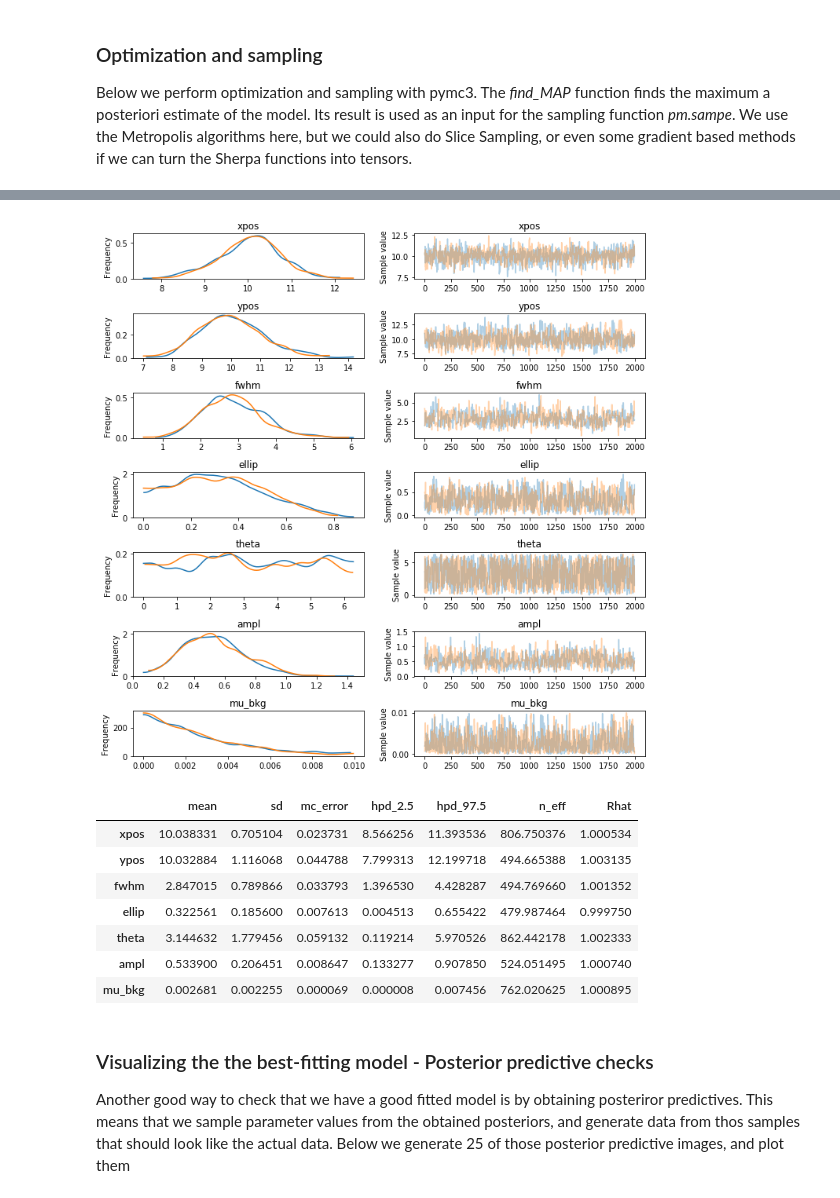
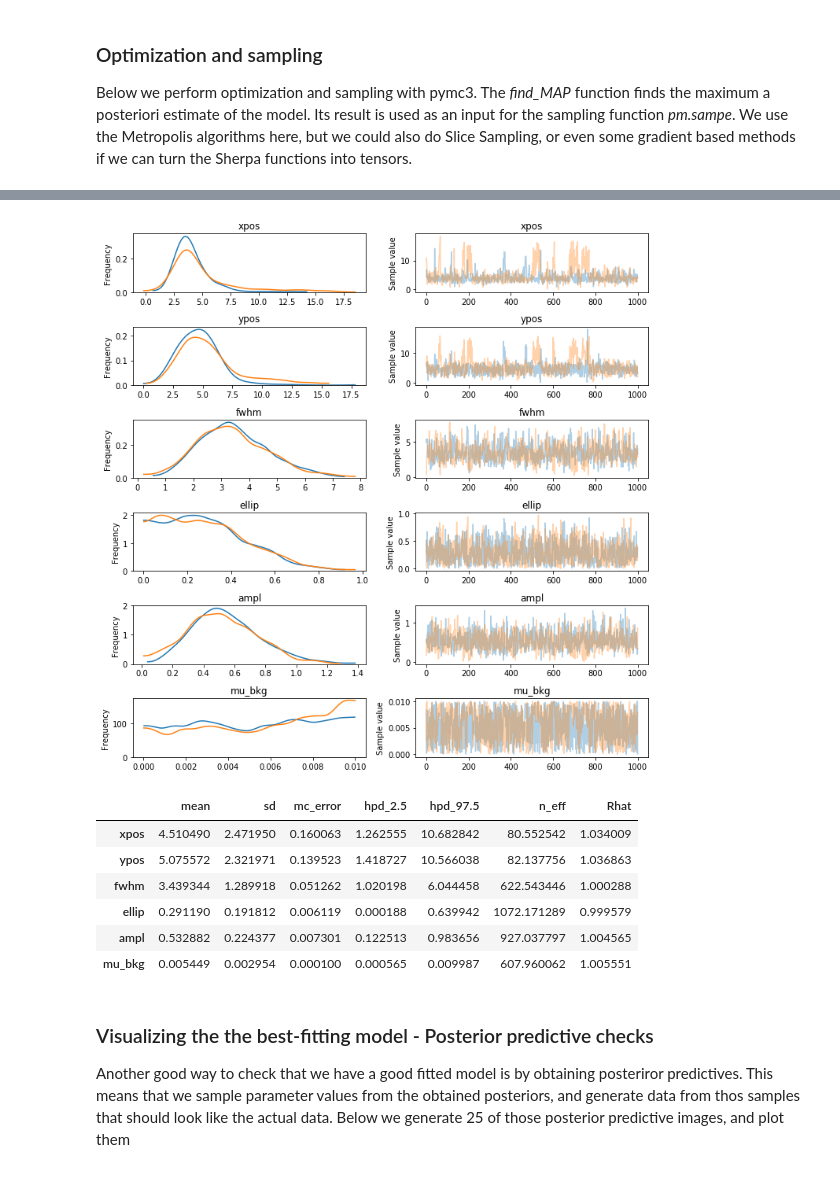
Before and after one commit to juramaga/sherpa_fitting, a Jupyter notebook: test_convolution_failed_MLE_v1.ipynb, the cells around one changed output, grey strips where cells are left out. Cells and saved outputs as stored; diff of their text form; code cells hidden in the pictures.

```diff
--- a/test_convolution_failed_MLE_v1.ipynb
+++ b/test_convolution_failed_MLE_v1.ipynb
@@ -248,8 +292,8 @@ Below we perform optimization and sampling with pymc3. The *find_MAP* function f
 from scipy import optimize
 with source_model:
     map_estimate = pm.find_MAP(fmin=scipy.optimize.fmin_powell, model=source_model)
-    step = pm.Metropolis()
-    trace = pm.sample(2000,step,map_estimate)
+    step = pm.Slice()
+    trace = pm.sample(1000,step,map_estimate,chains=2,cores=2)
 # %% [output]
 Warning: gradient not available.(E.g. vars contains discrete variables). MAP estimates may not be accurate for the default parameters. Defaulting to non-gradient minimization 'Powell'.
 Optimization terminated successfully.
@@ -291,11 +332,11 @@ Optimization terminated successfully.
 # %%
 # Here we plot the posteriors and the traces for each paramerters. Pymc3 runs two parallel
 # chanins, but if more cores are available, we can run as many as we like.
-fig, axs = plt.subplots(7, 2,figsize=(10,10)) # 3 RVs
+fig, axs = plt.subplots(6, 2,figsize=(10,10)) # 3 RVs
 _ = pm.traceplot(trace, ax=axs)
 #fig.savefig('traces4.pdf')
 # %% [output]
-[figure, old version]
+[figure, new version]
 # %%
 # We can get a summary of the inferred parameters, including a convergence
 # diagnostic (rhat), whihc should be as close as possible to 1. Our chains
@@ -304,13 +345,12 @@ summary = pm.stats.summary(trace)
 summary
 # %% [output]
 |  | mean | sd | mc_error | hpd_2.5 | hpd_97.5 | n_eff | Rhat |
-| xpos | 10.038331 | 0.705104 | 0.023731 | 8.566256 | 11.393536 | 806.750376 | 1.000534 |
-| ypos | 10.032884 | 1.116068 | 0.044788 | 7.799313 | 12.199718 | 494.665388 | 1.003135 |
-| fwhm | 2.847015 | 0.789866 | 0.033793 | 1.396530 | 4.428287 | 494.769660 | 1.001352 |
-| ellip | 0.322561 | 0.185600 | 0.007613 | 0.004513 | 0.655422 | 479.987464 | 0.999750 |
-| theta | 3.144632 | 1.779456 | 0.059132 | 0.119214 | 5.970526 | 862.442178 | 1.002333 |
-| ampl | 0.533900 | 0.206451 | 0.008647 | 0.133277 | 0.907850 | 524.051495 | 1.000740 |
-| mu_bkg | 0.002681 | 0.002255 | 0.000069 | 0.000008 | 0.007456 | 762.020625 | 1.000895 |
+| xpos | 4.510490 | 2.471950 | 0.160063 | 1.262555 | 10.682842 | 80.552542 | 1.034009 |
+| ypos | 5.075572 | 2.321971 | 0.139523 | 1.418727 | 10.566038 | 82.137756 | 1.036863 |
+| fwhm | 3.439344 | 1.289918 | 0.051262 | 1.020198 | 6.044458 | 622.543446 | 1.000288 |
+| ellip | 0.291190 | 0.191812 | 0.006119 | 0.000188 | 0.639942 | 1072.171289 | 0.999579 |
+| ampl | 0.532882 | 0.224377 | 0.007301 | 0.122513 | 0.983656 | 927.037797 | 1.004565 |
+| mu_bkg | 0.005449 | 0.002954 | 0.000100 | 0.000565 | 0.009987 | 607.960062 | 1.005551 |
 # %% [markdown]
 ### Visualizing the the best-fitting model - Posterior predictive checks
 Another good way to check that we have a good fitted model is by obtaining posteriror predictives. This means that we sample parameter values from the obtained posteriors, and generate data from thos samples that should look like the actual data. Below we generate 25 of those posterior predictive images, and plot them
```
Also changed, not shown: parts of 13 cells of this notebook, 2 other files.
